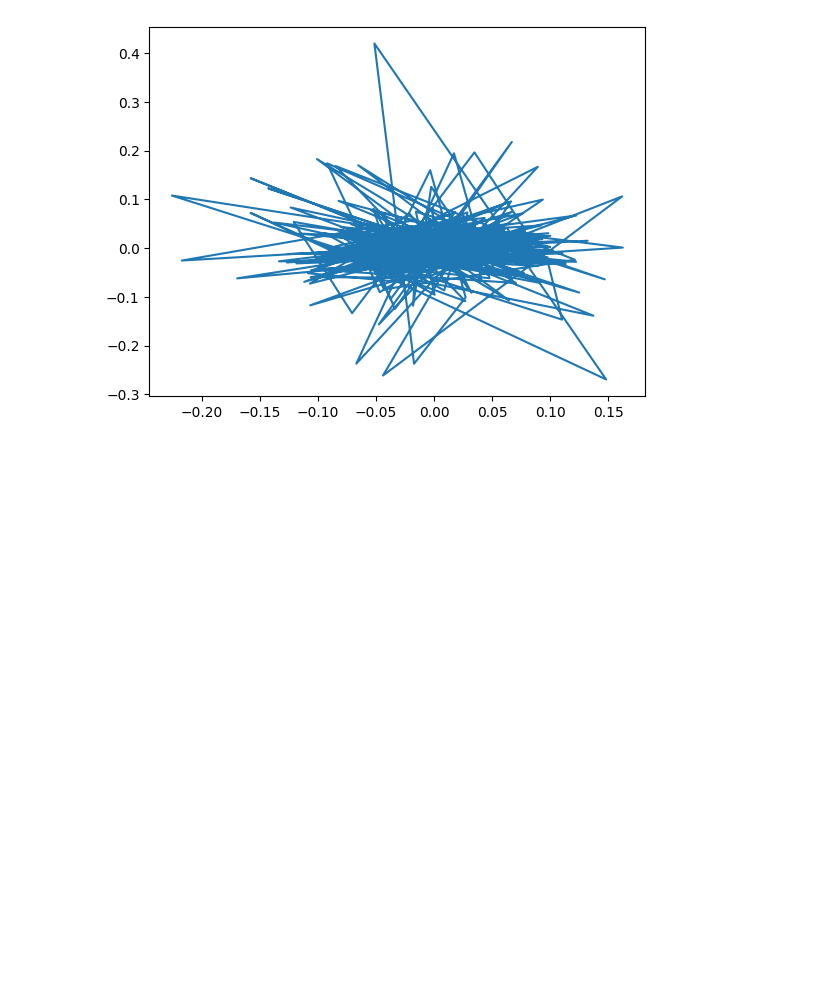
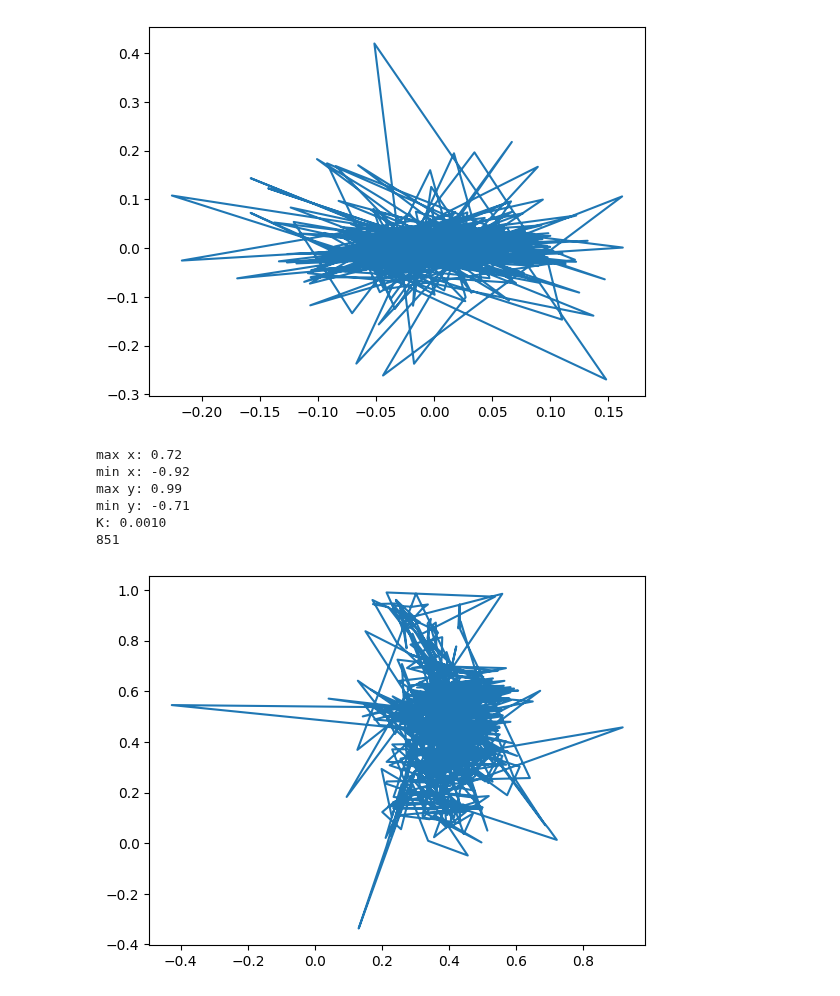
Before and after one commit to hse-scila/EyeFeatures, a Jupyter notebook: eyetracking/preprocessing/test_smoothing.ipynb, the cells around one changed output. Saved outputs shown, nothing was run; the diff lists cells and outputs as text; code cells hidden in the pictures; blank space fills up the shorter version.

Commit message:
WienerFilter added & minor code-style changes

```diff
--- a/eyetracking/preprocessing/test_smoothing.ipynb
+++ b/eyetracking/preprocessing/test_smoothing.ipynb
@@ -26,8 +26,9 @@ data = remove_points(data, -1, 1, -1, 1)
 x = 'norm_pos_x'
 y = 'norm_pos_y'
 t = 'gaze_timestamp'
+pk = ['Participant', 'tekst']
 # %%
-idt = IDT(x=x, y=y, t=t, pk=['Participant', 'tekst'], min_duration=0.01, max_dispersion=0.08,
+idt = IDT(x=x, y=y, t=t, pk=pk, min_duration=0.01, max_dispersion=0.08,
           distance="euc")
 idt_data = idt.transform(data)
 print(len(idt_data))
@@ -59,3 +60,21 @@ plt.plot(iir_data.norm_pos_x, iir_data.norm_pos_y);
 # %% [output]
 390
 [figure]
+# %%
+wiener = WienerFilter(x=x, y=y, pk=pk, K='auto')
+wiener_data = wiener.fit_transform(idt_data)
+print(f"max x: {idt_data[x].values.max():.2f}")
+print(f"min x: {idt_data[x].values.min():.2f}")
+print(f"max y: {idt_data[y].values.max():.2f}")
+print(f"min y: {idt_data[y].values.min():.2f}")
+print(f"K: {wiener.K:.4f}")
+print(len(wiener_data))
+plt.plot(wiener_data.norm_pos_x, wiener_data.norm_pos_y);
+# %% [output]
+max x: 0.72
+min x: -0.92
+max y: 0.99
+min y: -0.71
+K: 0.0010
+851
+[figure, added]
```
Also changed, not shown: parts of 4 cells of this notebook, 3 other files.
